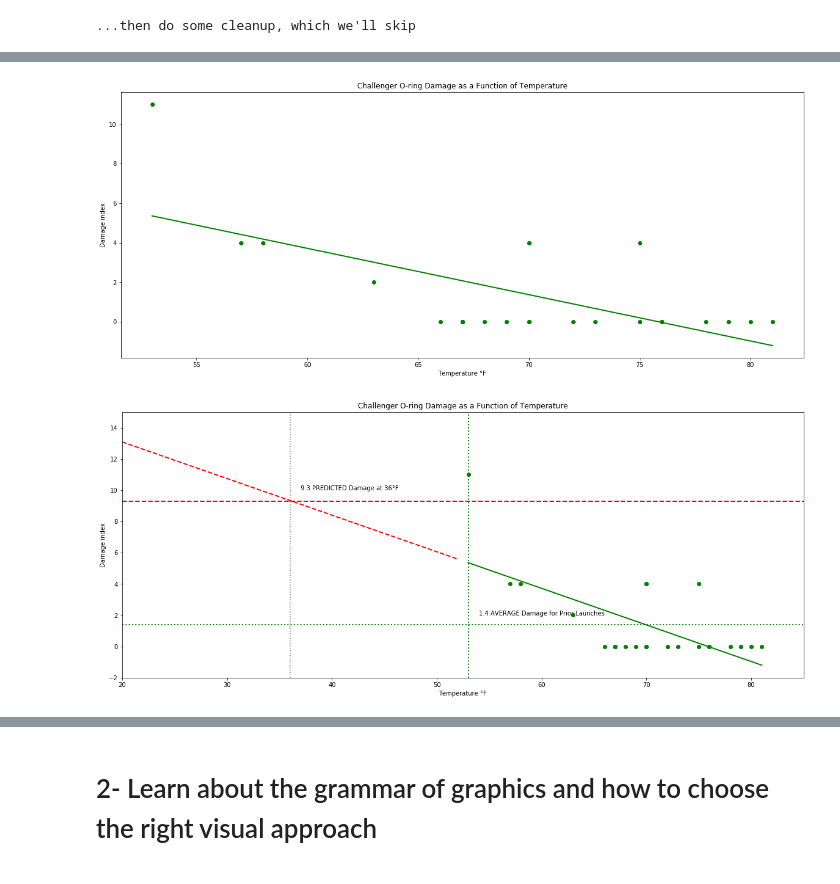
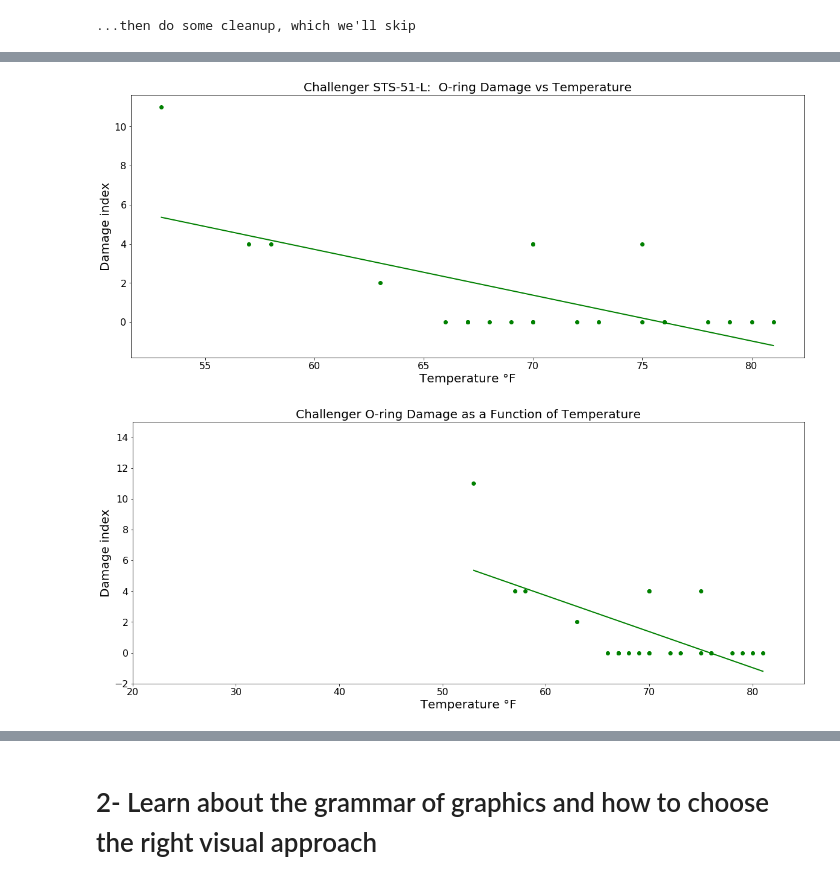
Before and after one commit to surfaceowl-ai/python_visualizations, a Jupyter notebook: notebooks/00_effective_visualizations.ipynb, the cells around one changed output, grey strips where cells are left out. Saved outputs shown, nothing was run; the diff lists cells and outputs as text; code cells hidden in the pictures.

```diff
--- a/notebooks/00_effective_visualizations.ipynb
+++ b/notebooks/00_effective_visualizations.ipynb
@@ -279,7 +268,12 @@ df.head(10)
 model = LinearRegression()
 
 # add linear regression
-X = df.loc[:, "Temperature °F"].values.reshape(-1, 1) # get values & convert to a numpy array  FAILS intermittently, while iloc works consistently
-Y = df.loc[:, "Damage index"].values.reshape(-1, 1)  # get values and convert into 1 column numpy array
-# X = df.iloc[:, 2].values.reshape(-1, 1)  # another way to do this using iloc
-# Y = df.iloc[:, 5].values.reshape(-1, 1)  # ibid
+# X = df.loc[:, "Temperature °F"].values.reshape(-1, 1) # get values & convert to a numpy array  FAILS intermittently, while iloc works consistently
+# Y = df.loc[:, "Damage index"].values.reshape(-1, 1)  # get values and convert into 1 column numpy array
+X = df.iloc[:, 2].values.reshape(-1, 1)  # another way to do this using iloc
+Y = df.iloc[:, 5].values.reshape(-1, 1)  # ibid
+
+# run regression
+linear_regressor = LinearRegression()  # create object for the class
+linear_regressor.fit(X, Y)  # perform linear regression
+Y_pred = linear_regressor.predict(X)  # make predictions
@@ -292,9 +281,10 @@ Y_pred = linear_regressor.predict(X)  # make predictions
 plt.figure(figsize=(20,8))
 plt.scatter(X, Y, color="green")
 plt.plot(X, Y_pred, color="green", linewidth=2)
-plt.title("Challenger O-ring Damage as a Function of Temperature")
-plt.xlabel("Temperature °F")
-plt.ylabel("Damage index")
+plt.title("Challenger STS-51-L:  O-ring Damage vs Temperature", fontsize=20)
+plt.tick_params(axis='both', which='major', labelsize=16)
+plt.xlabel("Temperature °F", fontsize=20)
+plt.ylabel("Damage index", fontsize=20)
 plt.show()
 # %% [output]
-[figure, old version]
+[figure, new version]
@@ -317,9 +305,12 @@ challenger_damage_predicted = round(linear_regressor.predict(challenger_launch_t
 # %%
+# create plot; use functions so we can build up graph step by step
+
 def plot_history():
     plt.figure(figsize=(20,8))
-    plt.title("Challenger O-ring Damage as a Function of Temperature")
-    plt.xlabel("Temperature °F")
-    plt.ylabel("Damage index")
+    plt.title("Challenger O-ring Damage as a Function of Temperature", fontsize=20)
+    plt.tick_params(axis='both', which='major', labelsize=16)
+    plt.xlabel("Temperature °F", fontsize=20)
+    plt.ylabel("Damage index", fontsize=20)
     plt.xlim(20, 85)
     plt.ylim(-2, 15)
     plt.scatter(X, Y, color="green")
@@ -328,37 +319,38 @@ def plot_history():
     return True
 
 
 def plot_key_temps():
     # highlight key temperatures
     plt.axvline(53, color="green", linestyle=":", linewidth=2)
     plt.axvline(36, color="grey", linestyle=":")
 
     return True
 
 def plot_predicted_damage():
     plt.plot(Z, Z_pred, color='red', linestyle="--", linewidth=2)   # plot predicted damage
 
     return True
 
 
 def plot_highlights():
     plt.axhline(df.loc[:, "Damage index"].mean(), color="green", linestyle="dotted", linewidth=2)
     plt.axhline(challenger_damage_predicted, color="red", linestyle="--", linewidth=2)
 
     # add some labels to hammer it home
-    plt.text(54, 2, f"{prior_damage_avg} AVERAGE Damage for Prior Launches")
-    plt.text(37, 10, f"{challenger_damage_predicted} PREDICTED Damage at 36°F")
+    plt.text(54, 2, f"{prior_damage_avg} AVERAGE Damage for Prior Launches", fontsize=20)
+    plt.text(37, 10, f"{challenger_damage_predicted} PREDICTED Damage at 36°F", fontsize=20)
 
     # ++ live damage ratio note
 
     return True
 
+# uncomment lines below through discussion
 plot_history()
-plot_key_temps()
-plot_predicted_damage()
-plot_highlights()
+# plot_key_temps()
+# plot_predicted_damage()
+# plot_highlights()
 
 plt.show()
 # %% [output]
-[figure, old version]
+[figure, new version]
 # %%
```
Also changed, not shown: parts of 28 cells of this notebook, 18 other files.
